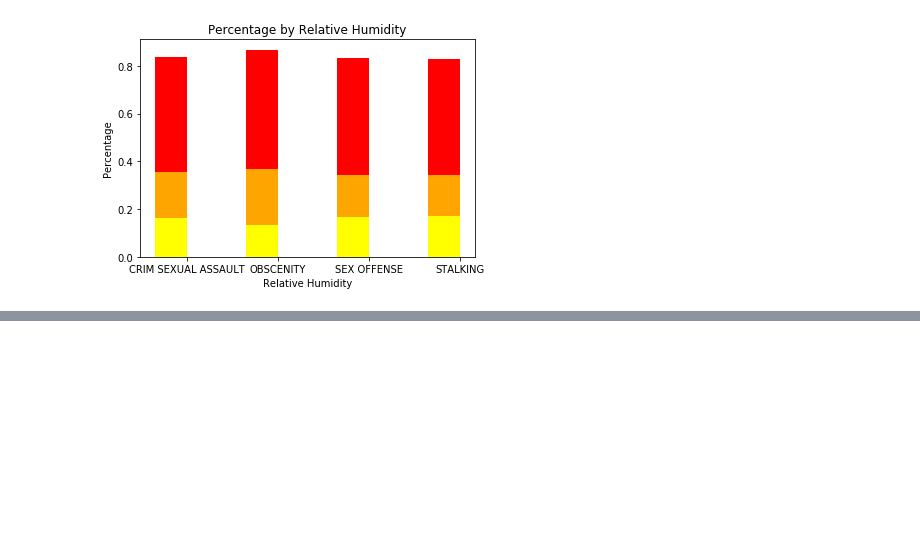
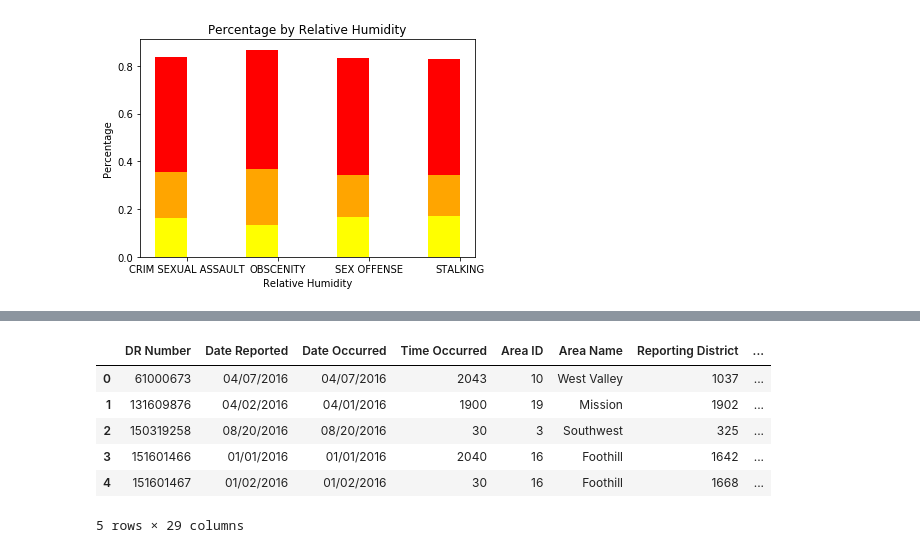
Before and after one commit to AprilW048/Final_Project, a Jupyter notebook: Weatherindex_and_Crime.ipynb, the cells around one changed output, grey strips where cells are left out. Drawn from its saved outputs; the diff is of its cells as text; code cells hidden in the pictures; blank space fills up the shorter version.

```diff
--- a/Weatherindex_and_Crime.ipynb
+++ b/Weatherindex_and_Crime.ipynb
@@ -570,0 +598,10 @@ plt.show()
+# %%
+generate_year_month_day(LA_crime, 'Date Occurred')
+# %% [output]
+|  | DR Number | Date Reported | Date Occurred | Time Occurred | Area ID | Area Name | Reporting District | ... |
+| 0 | 61000673 | 04/07/2016 | 04/07/2016 | 2043 | 10 | West Valley | 1037 | ... |
+| 1 | 131609876 | 04/02/2016 | 04/01/2016 | 1900 | 19 | Mission | 1902 | ... |
+| 2 | 150319258 | 08/20/2016 | 08/20/2016 | 30 | 3 | Southwest | 325 | ... |
+| 3 | 151601466 | 01/01/2016 | 01/01/2016 | 2040 | 16 | Foothill | 1642 | ... |
+| 4 | 151601467 | 01/02/2016 | 01/02/2016 | 30 | 16 | Foothill | 1668 | ... |
+5 rows × 29 columns
```
Also changed, not shown: parts of 18 cells of this notebook.
